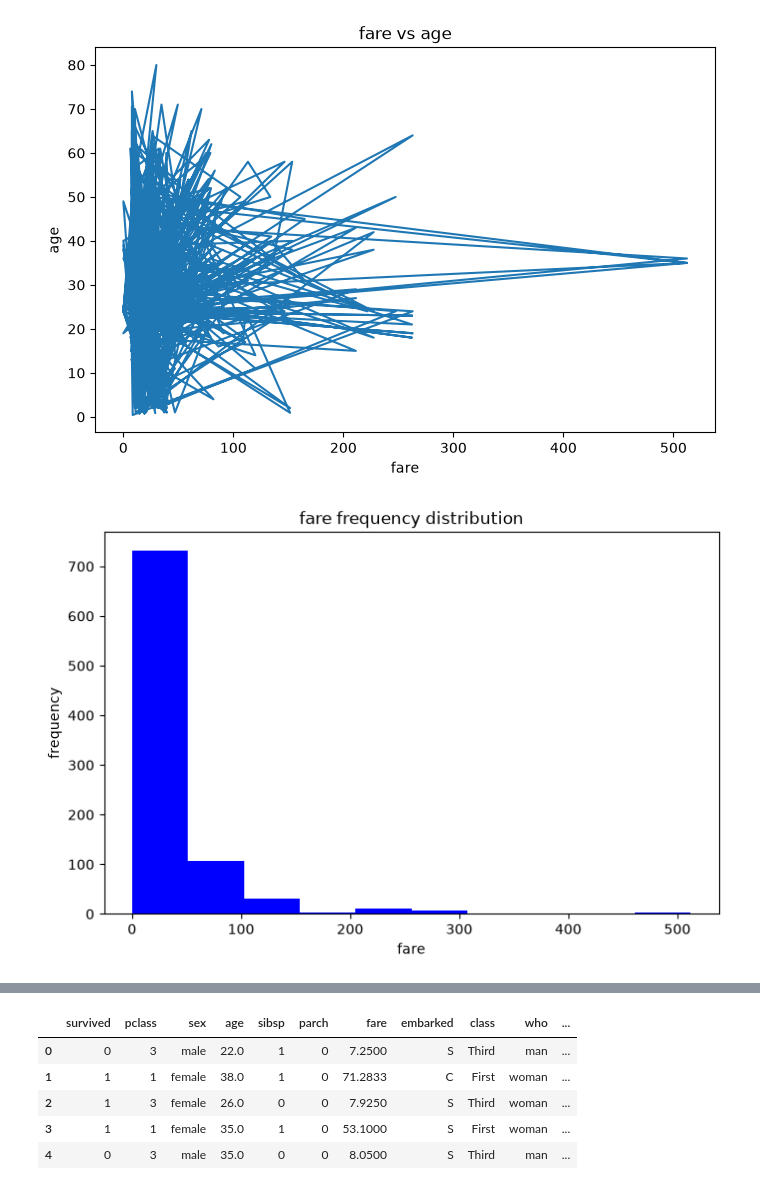
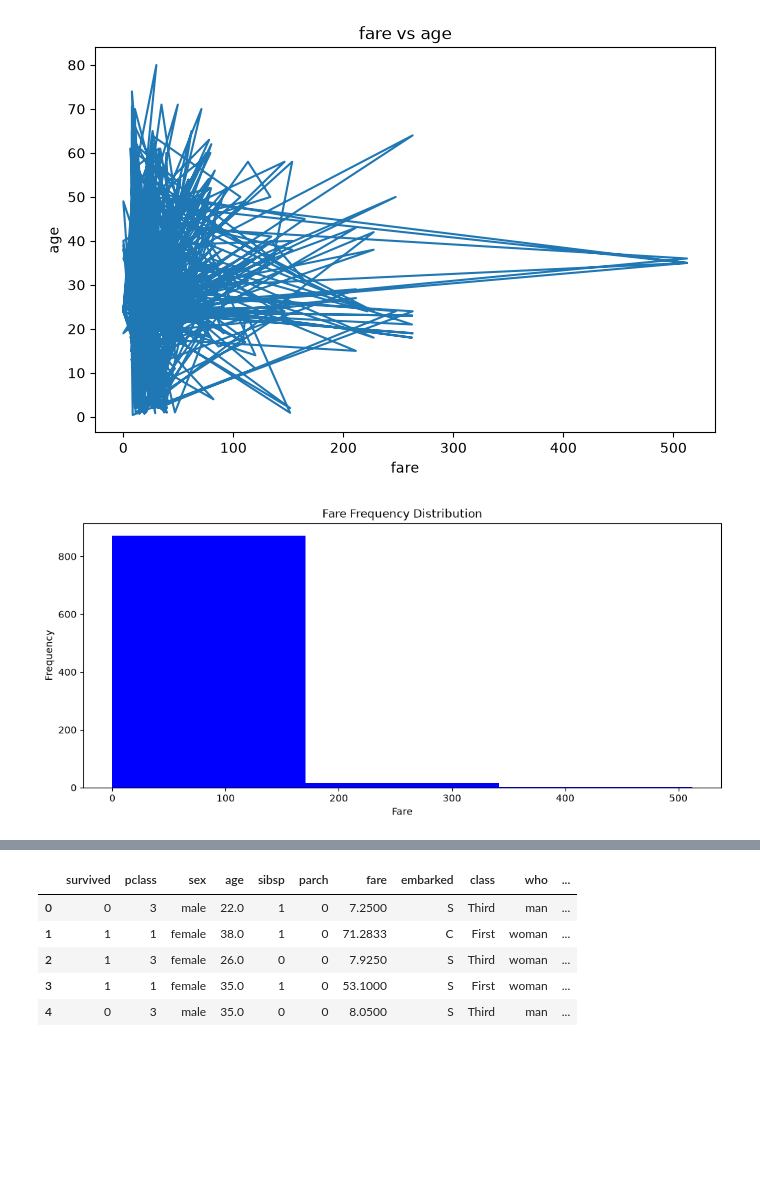
Before and after one commit to Rahuldhawan888/data_science.py, a Jupyter notebook: Day7(Pandas).ipynb, the cells around one changed output, grey strips where cells are left out. Cells and saved outputs as stored; diff of their text form; code cells hidden in the pictures; blank space fills up the shorter version.

```diff
--- a/Day7(Pandas).ipynb
+++ b/Day7(Pandas).ipynb
@@ -1091,12 +1091,12 @@ plt.title("fare vs age")
 Text(0.5, 1.0, 'fare vs age')
 [figure]
 # %%
-plt.figure(figsize=(8,5)) # LENGHT , HEIGHT
-plt.hist(new_df['fare'],color='blue',bins=10)
-plt.xlabel('fare')
-plt.ylabel('frequency')
-plt.title("fare frequency distribution")
+plt.figure(figsize=(12,5))
+plt.hist(new_df['fare'],color='blue',bins=3)
+plt.xlabel('Fare')
+plt.ylabel('Frequency')
+plt.title('Fare Frequency Distribution')
 plt.show()
 # %% [output]
-[figure, old version]
+[figure, new version]
 # %%
```
Also changed, not shown: parts of 26 cells of this notebook, 3 other files.
